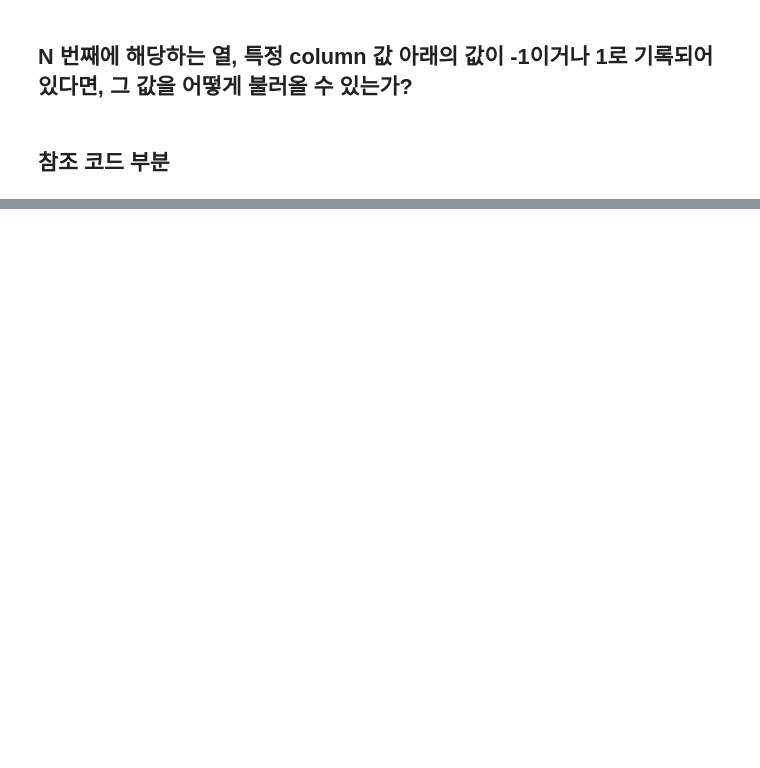
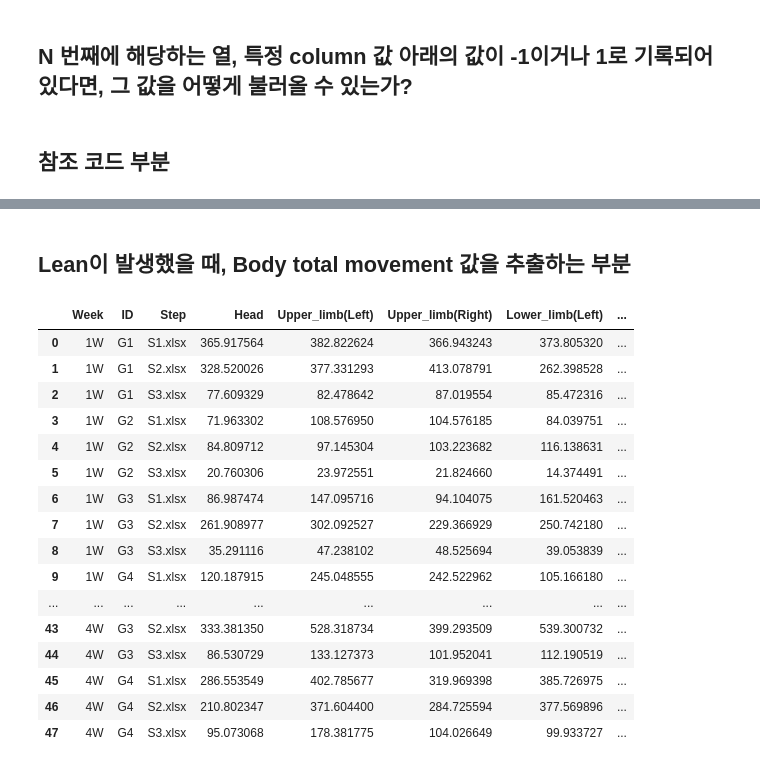
Before and after one commit to JunHyeong13/HCI_LAB_J, a Jupyter notebook: MultiModal_Analysis/Lean_Trigger.ipynb, the cells around one changed output, grey strips where cells are left out. Saved outputs shown, nothing was run; the diff lists cells and outputs as text; code cells hidden in the pictures; blank space fills up the shorter version.

```diff
--- a/MultiModal_Analysis/Lean_Trigger.ipynb
+++ b/MultiModal_Analysis/Lean_Trigger.ipynb
@@ -274,0 +340,42 @@ average_emotions.to_excel(f"Face_Average_emotion_C.xlsx")
+# %%
+import os
+import pandas as pd
+import numpy as np
+
+# 감정 값들이 들어있는 경로
+#rotation_path = r"D:\\MultiModal\\MultiModal_Model\\results\\face\\face_rotation\\G_rotation\\"
+
+# Not lean trigger, Face Rotation
+input_path =  r"D:\\MultiModal\\MultiModal_Model\\results\\face\\face_rotation\\G\\"
+
+out_path = r"D:\\MultiModal\\MultiModal_Model\\results\\face\\face_rotation\\G_genral_rotation\\"
+if not os.path.exists(out_path):
+    os.makedirs(out_path)
+
+average_rotation_list = []
+
+for week in ["1W", "2W", "3W", "4W"]:
+    for group in ["G1", "G2", "G3", "G4"]: # "G1", "G2", "G3", "G4"
+        for step in ["S1", "S2", "S3"]:
+            # 전체 파일을 읽어옴.
+            os.chdir(input_path)
+            rotation_data = pd.read_excel(f"Face_{week}_{group}_{step}.xlsx", index_col=0)
+
+
+            # 각 열의 평균 값 계산
+            mean_values = {
+                "Week": week,
+                "Group": group,
+                "Step": step,
+                "Yaw": np.mean(rotation_data["Yaw"]),
+                "Pitch": np.mean(rotation_data["Pitch"]),
+                "Roll": np.mean(rotation_data["Roll"])
+            }
+
+            average_rotation_list.append(mean_values)
+
+average_emotions = pd.DataFrame(average_rotation_list)
+os.chdir(out_path)
+average_emotions.to_excel(f"Face_Average_rotation_G.xlsx")
+# %% [markdown]
+## Lean이 발생했을 때, Body total movement 값을 추출하는 부분
@@ -274,0 +564,20 @@ average_emotions.to_excel(f"Face_Average_emotion_C.xlsx")
+# %%
+total_movement_df
+# %% [output]
+|  | Week | ID | Step | Head | Upper_limb(Left) | Upper_limb(Right) | Lower_limb(Left) | ... |
+| 0 | 1W | G1 | S1.xlsx | 365.917564 | 382.822624 | 366.943243 | 373.805320 | ... |
+| 1 | 1W | G1 | S2.xlsx | 328.520026 | 377.331293 | 413.078791 | 262.398528 | ... |
+| 2 | 1W | G1 | S3.xlsx | 77.609329 | 82.478642 | 87.019554 | 85.472316 | ... |
+| 3 | 1W | G2 | S1.xlsx | 71.963302 | 108.576950 | 104.576185 | 84.039751 | ... |
+| 4 | 1W | G2 | S2.xlsx | 84.809712 | 97.145304 | 103.223682 | 116.138631 | ... |
+| 5 | 1W | G2 | S3.xlsx | 20.760306 | 23.972551 | 21.824660 | 14.374491 | ... |
+| 6 | 1W | G3 | S1.xlsx | 86.987474 | 147.095716 | 94.104075 | 161.520463 | ... |
+| 7 | 1W | G3 | S2.xlsx | 261.908977 | 302.092527 | 229.366929 | 250.742180 | ... |
+| 8 | 1W | G3 | S3.xlsx | 35.291116 | 47.238102 | 48.525694 | 39.053839 | ... |
+| 9 | 1W | G4 | S1.xlsx | 120.187915 | 245.048555 | 242.522962 | 105.166180 | ... |
+| ... | ... | ... | ... | ... | ... | ... | ... | ... |
+| 43 | 4W | G3 | S2.xlsx | 333.381350 | 528.318734 | 399.293509 | 539.300732 | ... |
+| 44 | 4W | G3 | S3.xlsx | 86.530729 | 133.127373 | 101.952041 | 112.190519 | ... |
+| 45 | 4W | G4 | S1.xlsx | 286.553549 | 402.785677 | 319.969398 | 385.726975 | ... |
+| 46 | 4W | G4 | S2.xlsx | 210.802347 | 371.604400 | 284.725594 | 377.569896 | ... |
+| 47 | 4W | G4 | S3.xlsx | 95.073068 | 178.381775 | 104.026649 | 99.933727 | ... |
```
Also changed, not shown: parts of 15 cells of this notebook, 3 other files.
